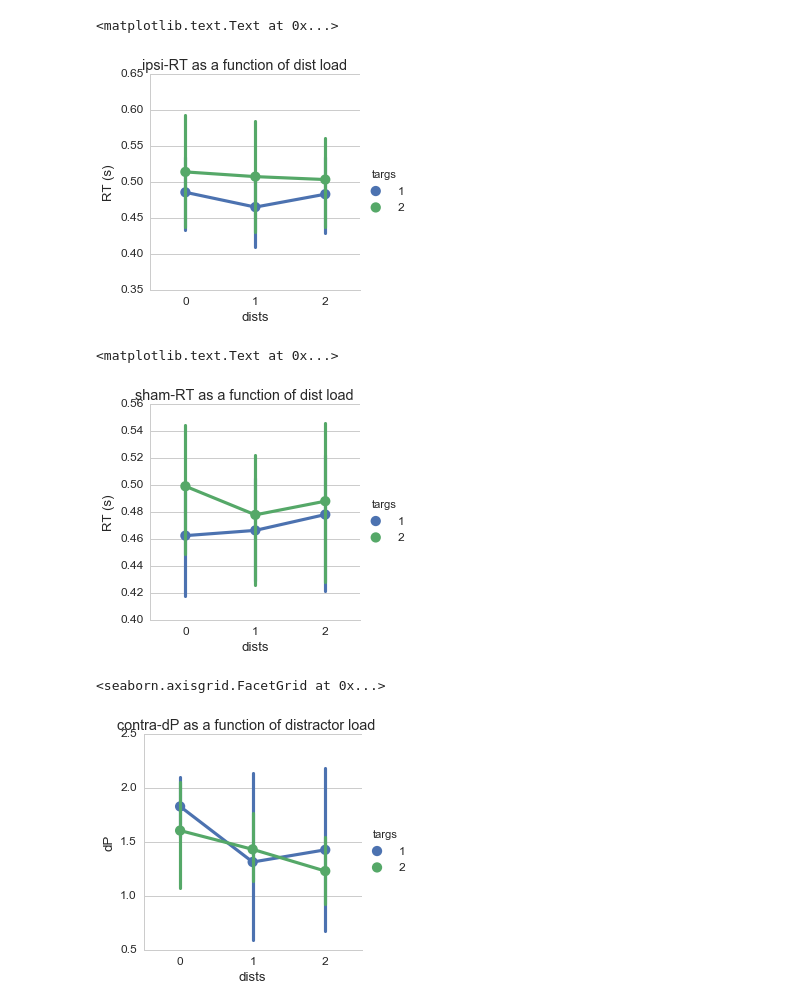
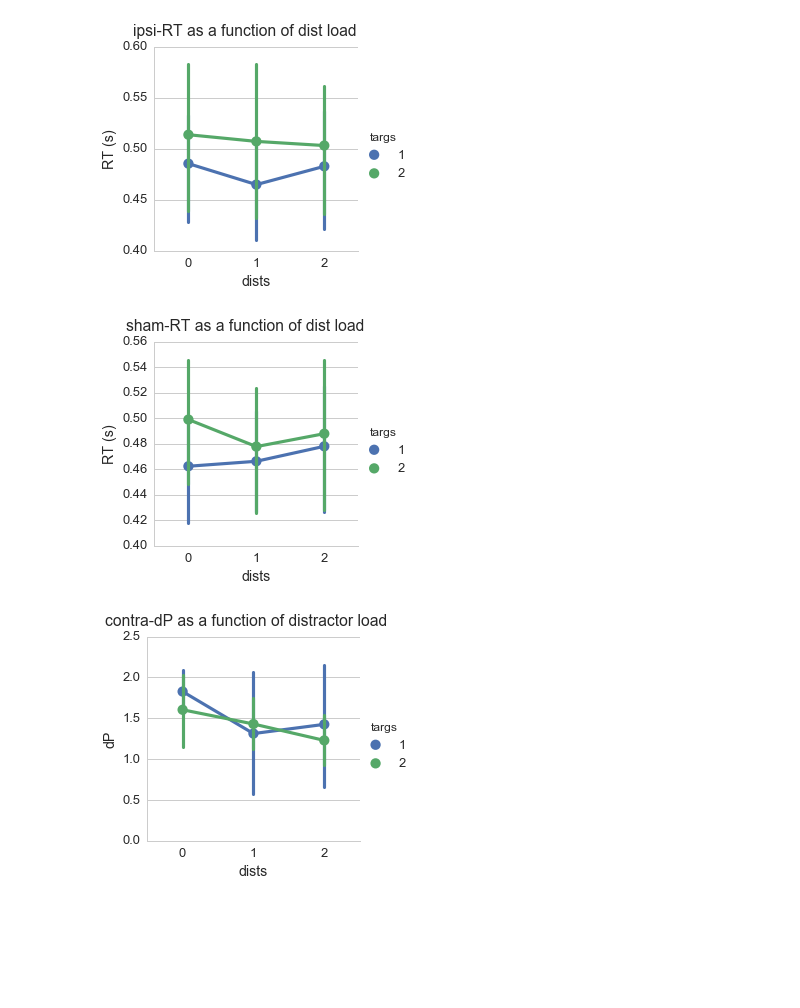
Before and after one commit to alexgonzl/tacs_vmw_alpha, a Jupyter notebook: dataVisualization.ipynb, the cells around one changed output. Cells and saved outputs as stored; diff of their text form; code cells hidden in the pictures; blank space fills up the shorter version.

Commit message:
Adjusted title and font sizes

```diff
--- a/dataVisualization.ipynb
+++ b/dataVisualization.ipynb
@@ -4,7 +4,7 @@
 import sys
 sys.dont_write_bytecode = True
 import seaborn as sns
-sns.set(style="whitegrid", color_codes=True, font_scale=1.2)
+sns.set(style="whitegrid", color_codes=True, font_scale=1.3)
 from ggplot import *
 from dataMethods import *
 import pandas as pd
@@ -26,6 +26,11 @@ stimTestRuns = [(2,1),(3,2),(4,3),(2,3),(3,1),(4,1)]
 shamTestRuns = [(2,2),(3,3),(4,2)]
 # %%
 HFconds = OrderedDict([('t1d0', (1, 0)), ('t1d1', (1, 1)), ('t1d2', (1, 2)), ('t2d0', (2, 0)), ('t2d1', (2, 1)), ('t2d2', (2, 2))])
+# %%
+stimDataIndeces = []
+for run in stimTestRuns:
+    for key in HFconds:
+        stimDataIndeces.append(str(run)+key)
 # %%
 shamDataIndeces = []
 for run in shamTestRuns:
@@ -127,23 +132,23 @@ contraRTGraph.fig.suptitle('contra-RT as a function of dist load')
 ipsiRTGraph = sns.factorplot(data=ipsiData,x='dists',y='RT',hue='targs')
 ipsiRTGraph.set_axis_labels('dists', 'RT (s)')
 ipsiRTGraph.fig.suptitle('ipsi-RT as a function of dist load')
+ipsiRTGraph.fig.subplots_adjust(top=.9)
 # %% [output]
-<matplotlib.text.Text at 0x...>
-[figure, old version]
+[figure, new version]
 # %%
 shamRTGraph = sns.factorplot(data=shamData,x='dists',y='RT',hue='targs')
 shamRTGraph.set_axis_labels('dists', 'RT (s)')
 shamRTGraph.fig.suptitle('sham-RT as a function of dist load')
+shamRTGraph.fig.subplots_adjust(top=.9)
 # %% [output]
-<matplotlib.text.Text at 0x...>
-[figure, old version]
+[figure, new version]
 # %%
 contradPrimeGraph = sns.factorplot(data=contraData,x='dists',y='dP',hue='targs')
 contradPrimeGraph.fig.suptitle('contra-dP as a function of distractor load')
 contradPrimeGraph.set_axis_labels('dists', 'dP')
+contradPrimeGraph.fig.subplots_adjust(top=.9)
 # %% [output]
-<seaborn.axisgrid.FacetGrid at 0x...>
-[figure, old version]
+[figure, new version]
 # %%
 ipsidPrimeGraph = sns.factorplot(data=ipsiData,x='dists',y='dP',hue='targs')
 ipsidPrimeGraph.fig.suptitle('ipsi-dP as a function of distractor load')
```
Also changed, not shown: parts of 9 cells of this notebook.
